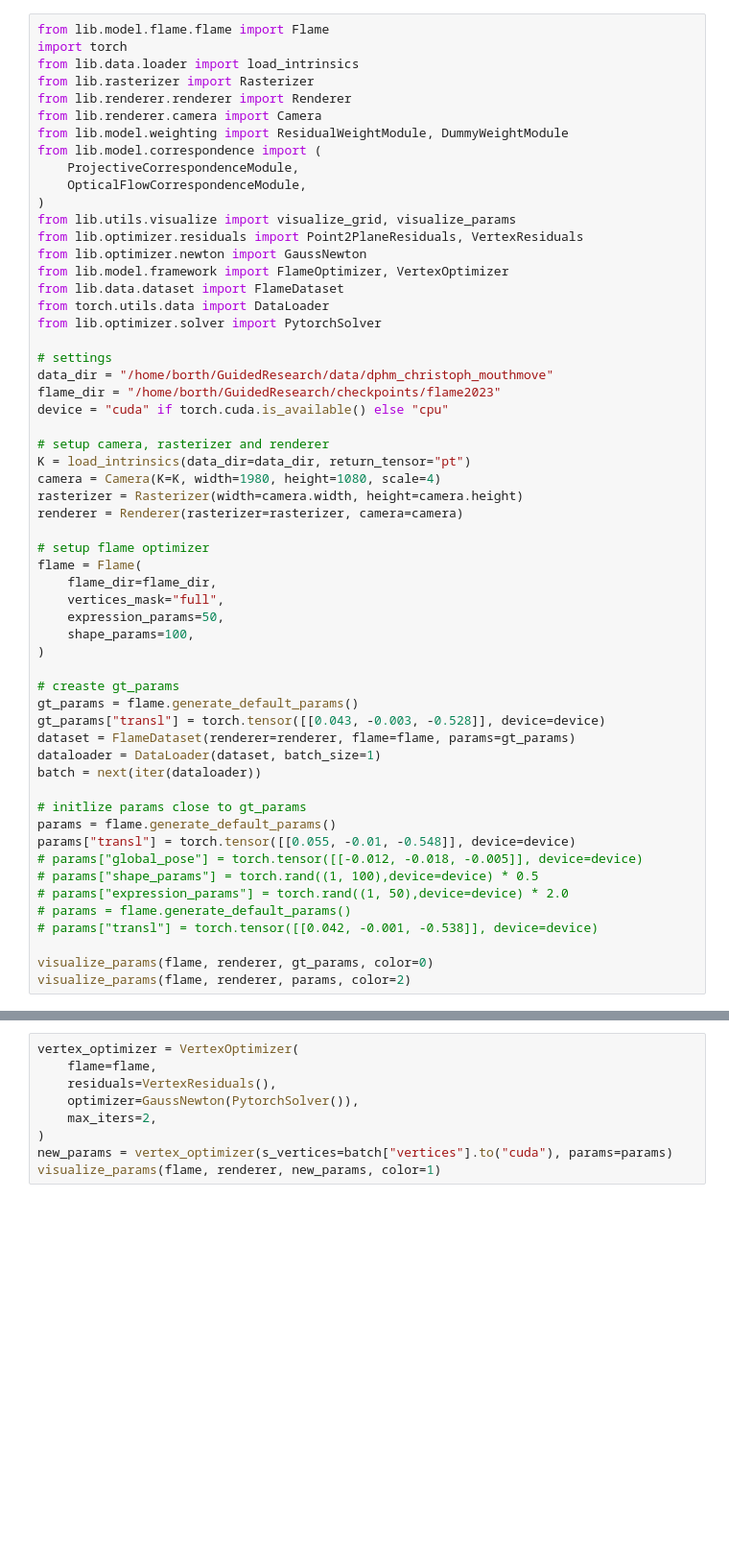
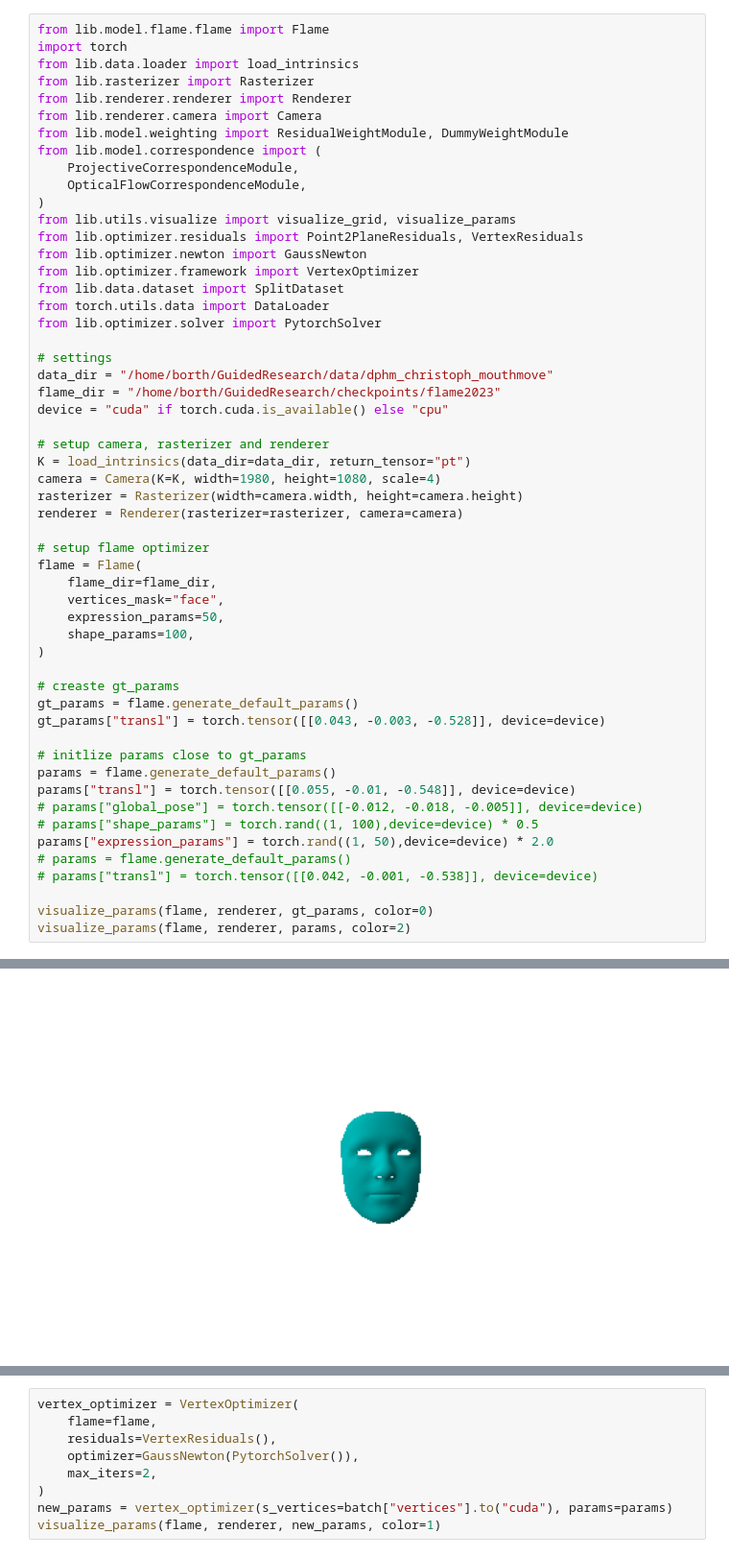
Before and after one commit to robinborth/GuidedResearch, a Jupyter notebook: notebooks/train.ipynb, the cells around one changed output, grey strips where cells are left out. Shown at 96% size. Drawn from its saved outputs; the diff is of its cells as text; blank space fills up the shorter version.

Commit message:
feat: train setup with size bug

```diff
--- a/notebooks/train.ipynb
+++ b/notebooks/train.ipynb
@@ -13,8 +13,8 @@ from lib.model.correspondence import (
 from lib.utils.visualize import visualize_grid, visualize_params
 from lib.optimizer.residuals import Point2PlaneResiduals, VertexResiduals
 from lib.optimizer.newton import GaussNewton
-from lib.model.framework import FlameOptimizer, VertexOptimizer
-from lib.data.dataset import FlameDataset
+from lib.optimizer.framework import VertexOptimizer
+from lib.data.dataset import SplitDataset
 from torch.utils.data import DataLoader
 from lib.optimizer.solver import PytorchSolver
 
@@ -32,7 +32,7 @@ renderer = Renderer(rasterizer=rasterizer, camera=camera)
 # setup flame optimizer
 flame = Flame(
     flame_dir=flame_dir,
-    vertices_mask="full",
+    vertices_mask="face",
     expression_params=50,
     shape_params=100,
 )
@@ -40,18 +40,16 @@ flame = Flame(
 # creaste gt_params
 gt_params = flame.generate_default_params()
 gt_params["transl"] = torch.tensor([[0.043, -0.003, -0.528]], device=device)
-dataset = FlameDataset(renderer=renderer, flame=flame, params=gt_params)
-dataloader = DataLoader(dataset, batch_size=1)
-batch = next(iter(dataloader))
 
 # initlize params close to gt_params
 params = flame.generate_default_params()
 params["transl"] = torch.tensor([[0.055, -0.01, -0.548]], device=device)
 # params["global_pose"] = torch.tensor([[-0.012, -0.018, -0.005]], device=device)
 # params["shape_params"] = torch.rand((1, 100),device=device) * 0.5
-# params["expression_params"] = torch.rand((1, 50),device=device) * 2.0
+params["expression_params"] = torch.rand((1, 50),device=device) * 2.0
 # params = flame.generate_default_params()
 # params["transl"] = torch.tensor([[0.042, -0.001, -0.538]], device=device)
 
 visualize_params(flame, renderer, gt_params, color=0)
 visualize_params(flame, renderer, params, color=2)
+# %% [output]
@@ -57,0 +59 @@ visualize_params(flame, renderer, params, color=2)
+[figure, added]
```
Also changed, not shown: parts of 1 cell of this notebook, 20 other files.
